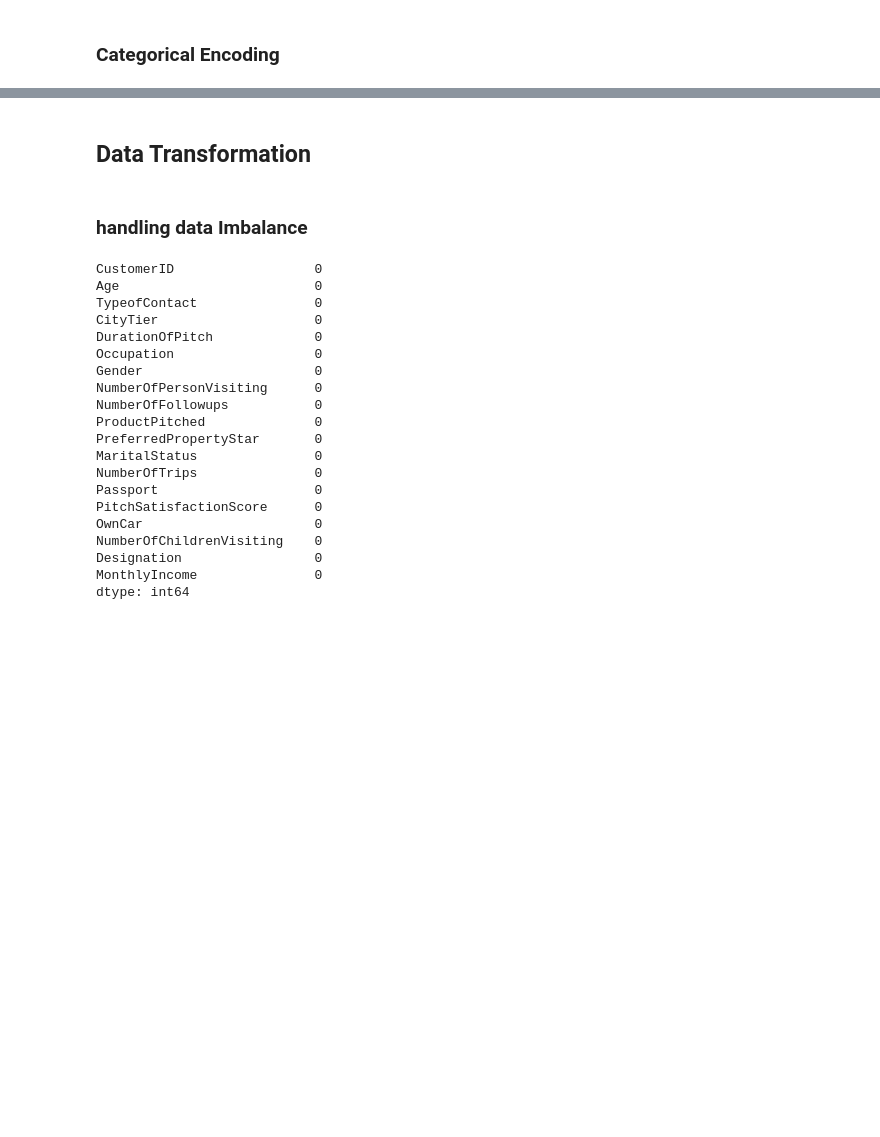
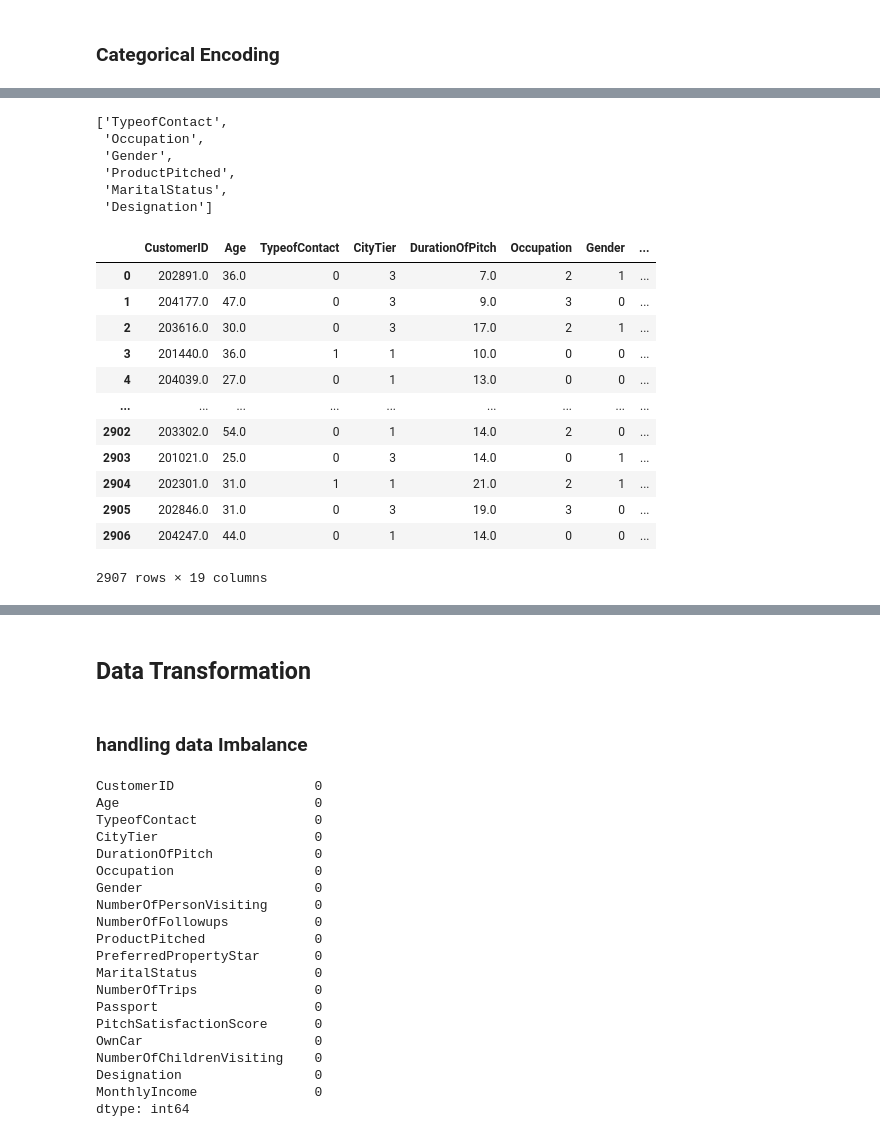
Before and after one commit to Kirtimaanwani/Travel-package-purchase-prediction, a Jupyter notebook: notebooks/problem-statement-and-EDA.ipynb, the cells around one changed output, grey strips where cells are left out. Cells and saved outputs as stored; diff of their text form; code cells hidden in the pictures; blank space fills up the shorter version.

```diff
--- a/notebooks/problem-statement-and-EDA.ipynb
+++ b/notebooks/problem-statement-and-EDA.ipynb
@@ -1785 +1701,78 @@ B_train = pd.get_dummies(B_train, drop_first=True)
+# %%
+def categorical_encoding(df):
+    frame = df.copy(deep=True)
+    code = {'Self Enquiry':0,
+            'Company Invited':1,
+            'Salaried':0,
+            'Free Lancer':1,
+            'Small Business':2,
+            'Large Business':3,
+            'Female':0,
+            'Male':1,
+            'Basic':0,
+            'Standard':1,
+            'Deluxe':2,
+            'Super Deluxe':3,
+            'King':4,
+            'Single':0,
+            'Divorced':1,
+            'Married':2,
+            'Unmarried':3,
+            'Manager':0,
+            'Executive':1,
+            'Senior Manager':2,
+            'AVP':3,
+            'VP':4
+           }
+    for col in ['TypeofContact', 'Occupation', 'Gender', 'ProductPitched', 'MaritalStatus', 'Designation']:
+        frame[col] = frame[col].map(code)
+    return frame
+# %%
+code = {'Self Enquiry':0,
+            'Company Invited':1,
+            'Salaried':0,
+            'Free Lancer':1,
+            'Small Business':2,
+            'Large Business':3,
+            'Female':0,
+            'Male':1,
+            'Basic':0,
+            'Standard':1,
+            'Deluxe':2,
+            'Super Deluxe':3,
+            'King':4,
+            'Single':0,
+            'Divorced':1,
+            'Married':2,
+            'Unmarried':3,
+            'Manager':0,
+            'Executive':1,
+            'Senior Manager':2,
+            'AVP':3,
+            'VP':4
+           }
+['TypeofContact', 'Occupation', 'Gender', 'ProductPitched', 'MaritalStatus', 'Designation']
+# %% [output]
+['TypeofContact',
+ 'Occupation',
+ 'Gender',
+ 'ProductPitched',
+ 'MaritalStatus',
+ 'Designation']
+# %%
+categorical_encoding(df=samp)
+# %% [output]
+|  | CustomerID | Age | TypeofContact | CityTier | DurationOfPitch | Occupation | Gender | ... |
+| 0 | 202891.0 | 36.0 | 0 | 3 | 7.0 | 2 | 1 | ... |
+| 1 | 204177.0 | 47.0 | 0 | 3 | 9.0 | 3 | 0 | ... |
+| 2 | 203616.0 | 30.0 | 0 | 3 | 17.0 | 2 | 1 | ... |
+| 3 | 201440.0 | 36.0 | 1 | 1 | 10.0 | 0 | 0 | ... |
+| 4 | 204039.0 | 27.0 | 0 | 1 | 13.0 | 0 | 0 | ... |
+| ... | ... | ... | ... | ... | ... | ... | ... | ... |
+| 2902 | 203302.0 | 54.0 | 0 | 1 | 14.0 | 2 | 0 | ... |
+| 2903 | 201021.0 | 25.0 | 0 | 3 | 14.0 | 0 | 1 | ... |
+| 2904 | 202301.0 | 31.0 | 1 | 1 | 21.0 | 2 | 1 | ... |
+| 2905 | 202846.0 | 31.0 | 0 | 3 | 19.0 | 3 | 0 | ... |
+| 2906 | 204247.0 | 44.0 | 0 | 1 | 14.0 | 0 | 0 | ... |
+2907 rows × 19 columns
 # %%
```
Also changed, not shown: parts of 41 cells of this notebook, 3 other files.
